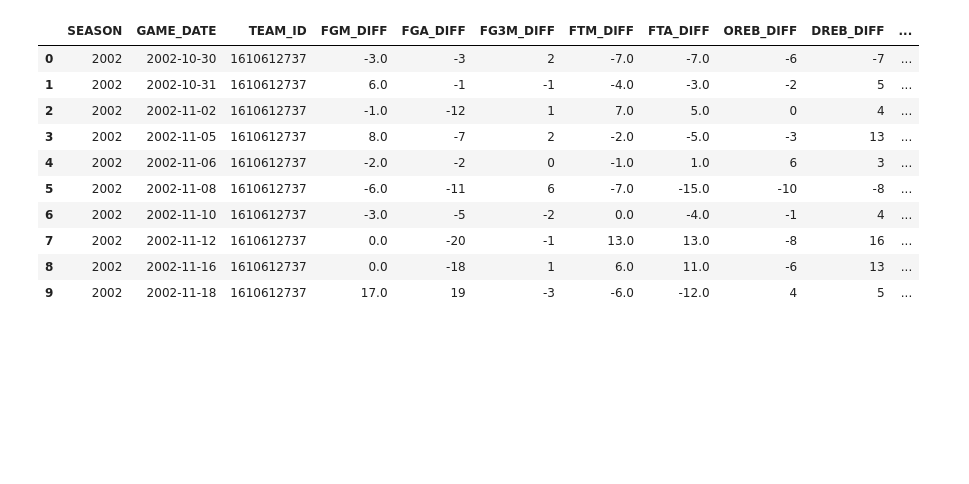
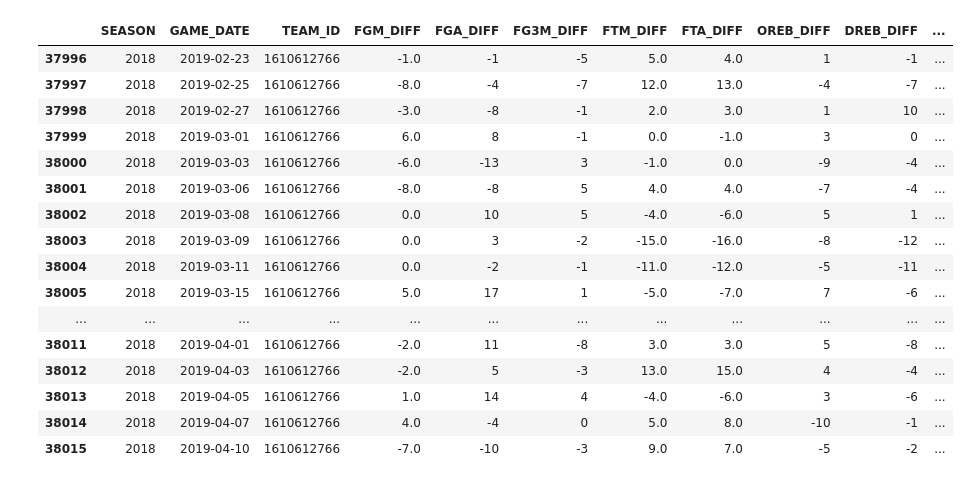
Before and after one commit to Tjrichards1300/NBAPredictions, a Jupyter notebook: code/Models/LSTM.ipynb, the cells around one changed output. Cells and saved outputs as stored; diff of their text form; code cells hidden in the pictures; blank space fills up the shorter version.

```diff
--- a/code/Models/LSTM.ipynb
+++ b/code/Models/LSTM.ipynb
@@ -6,19 +6,29 @@ import tensorflow as tf
 from tensorflow import keras
 # %%
 # loading the data
-df = pd.read_csv('../../data/LSTMGames.csv')
+df = pd.read_csv('../../data/LSTMGamesStandardized.csv')
-# %%
-df.head(10)
-# %% [output]
-|  | SEASON | GAME_DATE | TEAM_ID | FGM_DIFF | FGA_DIFF | FG3M_DIFF | FTM_DIFF | FTA_DIFF | OREB_DIFF | DREB_DIFF | ... |
-| 0 | 2002 | 2002-10-30 | 1610612737 | -3.0 | -3 | 2 | -7.0 | -7.0 | -6 | -7 | ... |
-| 1 | 2002 | 2002-10-31 | 1610612737 | 6.0 | -1 | -1 | -4.0 | -3.0 | -2 | 5 | ... |
-| 2 | 2002 | 2002-11-02 | 1610612737 | -1.0 | -12 | 1 | 7.0 | 5.0 | 0 | 4 | ... |
-| 3 | 2002 | 2002-11-05 | 1610612737 | 8.0 | -7 | 2 | -2.0 | -5.0 | -3 | 13 | ... |
-| 4 | 2002 | 2002-11-06 | 1610612737 | -2.0 | -2 | 0 | -1.0 | 1.0 | 6 | 3 | ... |
-| 5 | 2002 | 2002-11-08 | 1610612737 | -6.0 | -11 | 6 | -7.0 | -15.0 | -10 | -8 | ... |
-| 6 | 2002 | 2002-11-10 | 1610612737 | -3.0 | -5 | -2 | 0.0 | -4.0 | -1 | 4 | ... |
-| 7 | 2002 | 2002-11-12 | 1610612737 | 0.0 | -20 | -1 | 13.0 | 13.0 | -8 | 16 | ... |
-| 8 | 2002 | 2002-11-16 | 1610612737 | 0.0 | -18 | 1 | 6.0 | 11.0 | -6 | 13 | ... |
-| 9 | 2002 | 2002-11-18 | 1610612737 | 17.0 | 19 | -3 | -6.0 | -12.0 | 4 | 5 | ... |
+# %%
+min_season = 2011
+# Try with a shorter season
+df = df[df['SEASON'] >= min_season]
+# %%
+df.tail(20)
+# %% [output]
+|  | SEASON | GAME_DATE | TEAM_ID | FGM_DIFF | FGA_DIFF | FG3M_DIFF | FTM_DIFF | FTA_DIFF | OREB_DIFF | DREB_DIFF | ... |
+| 37996 | 2018 | 2019-02-23 | 1610612766 | -1.0 | -1 | -5 | 5.0 | 4.0 | 1 | -1 | ... |
+| 37997 | 2018 | 2019-02-25 | 1610612766 | -8.0 | -4 | -7 | 12.0 | 13.0 | -4 | -7 | ... |
+| 37998 | 2018 | 2019-02-27 | 1610612766 | -3.0 | -8 | -1 | 2.0 | 3.0 | 1 | 10 | ... |
+| 37999 | 2018 | 2019-03-01 | 1610612766 | 6.0 | 8 | -1 | 0.0 | -1.0 | 3 | 0 | ... |
+| 38000 | 2018 | 2019-03-03 | 1610612766 | -6.0 | -13 | 3 | -1.0 | 0.0 | -9 | -4 | ... |
+| 38001 | 2018 | 2019-03-06 | 1610612766 | -8.0 | -8 | 5 | 4.0 | 4.0 | -7 | -4 | ... |
+| 38002 | 2018 | 2019-03-08 | 1610612766 | 0.0 | 10 | 5 | -4.0 | -6.0 | 5 | 1 | ... |
+| 38003 | 2018 | 2019-03-09 | 1610612766 | 0.0 | 3 | -2 | -15.0 | -16.0 | -8 | -12 | ... |
+| 38004 | 2018 | 2019-03-11 | 1610612766 | 0.0 | -2 | -1 | -11.0 | -12.0 | -5 | -11 | ... |
+| 38005 | 2018 | 2019-03-15 | 1610612766 | 5.0 | 17 | 1 | -5.0 | -7.0 | 7 | -6 | ... |
+| ... | ... | ... | ... | ... | ... | ... | ... | ... | ... | ... | ... |
+| 38011 | 2018 | 2019-04-01 | 1610612766 | -2.0 | 11 | -8 | 3.0 | 3.0 | 5 | -8 | ... |
+| 38012 | 2018 | 2019-04-03 | 1610612766 | -2.0 | 5 | -3 | 13.0 | 15.0 | 4 | -4 | ... |
+| 38013 | 2018 | 2019-04-05 | 1610612766 | 1.0 | 14 | 4 | -4.0 | -6.0 | 3 | -6 | ... |
+| 38014 | 2018 | 2019-04-07 | 1610612766 | 4.0 | -4 | 0 | 5.0 | 8.0 | -10 | -1 | ... |
+| 38015 | 2018 | 2019-04-10 | 1610612766 | -7.0 | -10 | -3 | 9.0 | 7.0 | -5 | -2 | ... |
 # %%
```
Also changed, not shown: parts of 7 cells of this notebook, 8 other files.
